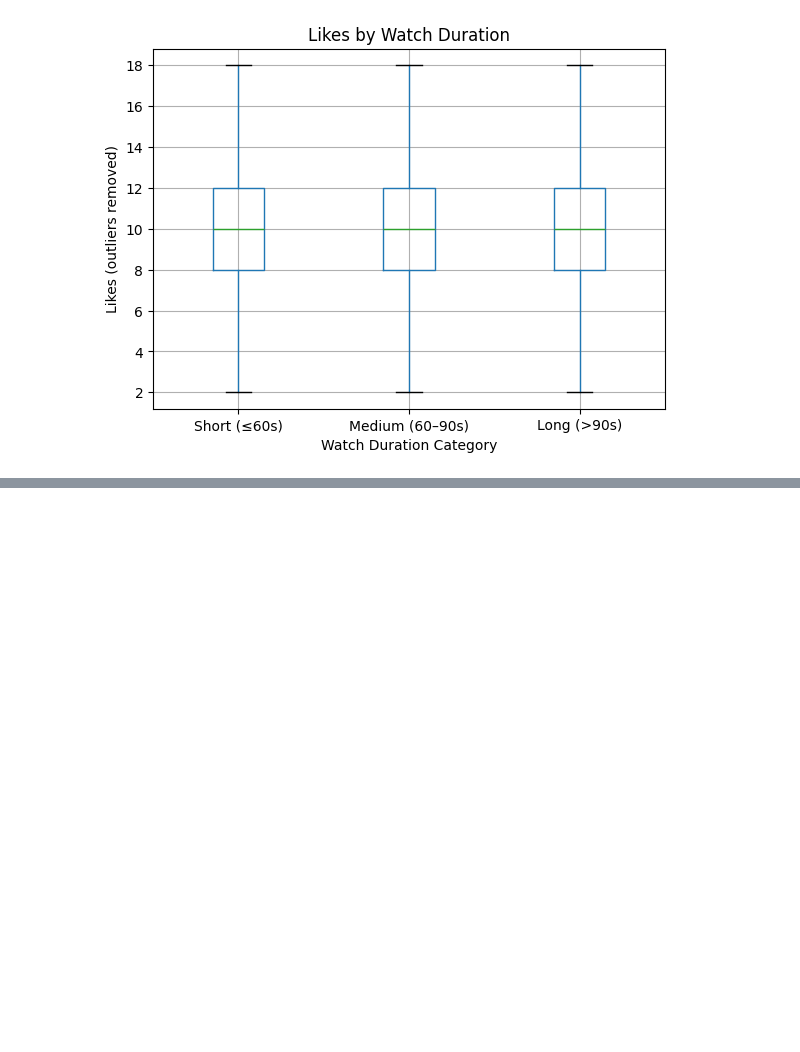
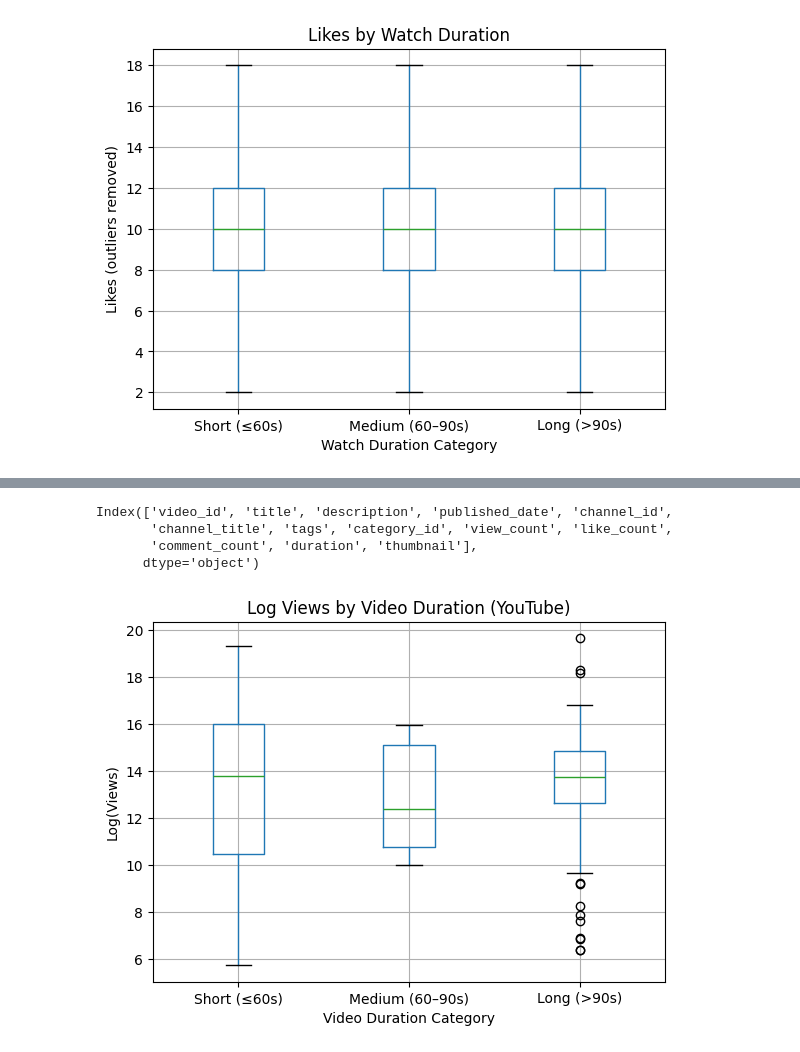
Before and after one commit to keil4ni/151r-proj, a Jupyter notebook: data_cleaning.ipynb, the cells around one changed output, grey strips where cells are left out. Drawn from its saved outputs; the diff is of its cells as text; code cells hidden in the pictures; blank space fills up the shorter version.

```diff
--- a/data_cleaning.ipynb
+++ b/data_cleaning.ipynb
@@ -127,0 +130,3 @@ plt.show()
+# %%
+youtube = pd.read_csv("youtube_data.csv")
+print(youtube.head())
@@ -127,0 +151,48 @@ plt.show()
+# %%
+youtube.columns
+# %% [output]
+Index(['video_id', 'title', 'description', 'published_date', 'channel_id',
+       'channel_title', 'tags', 'category_id', 'view_count', 'like_count',
+       'comment_count', 'duration', 'thumbnail'],
+      dtype='object')
+# %%
+import re
+
+def youtube_duration_to_seconds(duration):
+    if pd.isna(duration):
+        return None
+
+    hours = minutes = seconds = 0
+
+    h = re.search(r'(\d+)H', duration)
+    m = re.search(r'(\d+)M', duration)
+    s = re.search(r'(\d+)S', duration)
+
+    if h:
+        hours = int(h.group(1))
+    if m:
+        minutes = int(m.group(1))
+    if s:
+        seconds = int(s.group(1))
+
+    return hours * 3600 + minutes * 60 + seconds
+
+
+youtube['duration_seconds'] = youtube['duration'].apply(youtube_duration_to_seconds)
+# %%
+youtube['duration_bin'] = pd.cut(
+    youtube['duration_seconds'],
+    bins=[0, 60, 90, float('inf')],
+    labels=['Short (≤60s)', 'Medium (60–90s)', 'Long (>90s)']
+)
+# %%
+youtube['log_views'] = np.log1p(youtube['view_count'])
+
+youtube.boxplot(column='log_views', by='duration_bin')
+plt.xlabel('Video Duration Category')
+plt.ylabel('Log(Views)')
+plt.title('Log Views by Video Duration (YouTube)')
+plt.suptitle('')
+plt.show()
+# %% [output]
+[figure, added]
```
Also changed, not shown: parts of 16 cells of this notebook.
